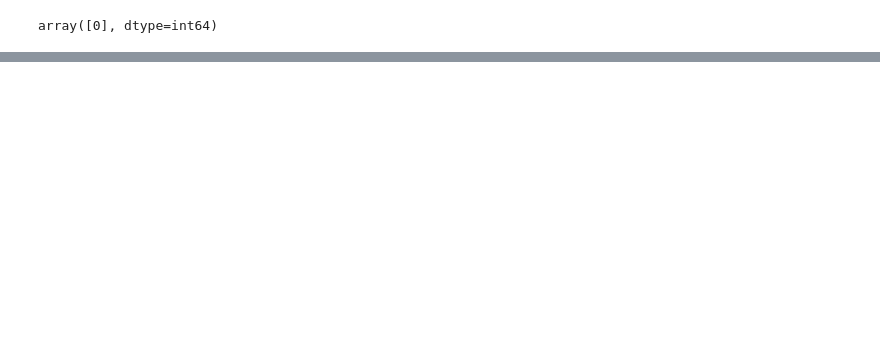
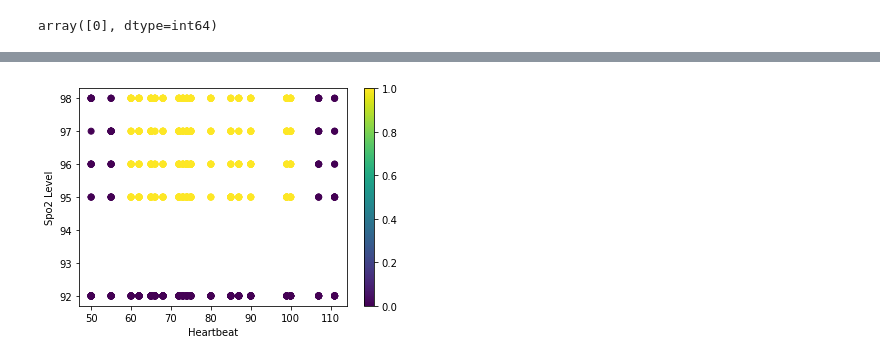
Before and after one commit to Ravi-Byahut/Machine_Learning_Healthcare, a Jupyter notebook: level1.ipynb, the cells around one changed output, grey strips where cells are left out. Drawn from its saved outputs; the diff is of its cells as text; code cells hidden in the pictures; blank space fills up the shorter version.

```diff
--- a/level1.ipynb
+++ b/level1.ipynb
@@ -172,0 +190,24 @@ weighted avg       0.93      0.92      0.91       200
+# %%
+#input_data=(65,96)
+#input_data_as_numpy_array=np.asarray(input_data)
+#input_data_reshaped=input_data_as_numpy_array.reshape(1,-1)
+#prediction=m2.predict(input_data_reshaped)
+#if(prediction[0]==0):
+#    print("The Person is not in Normal Condition may visit doctor")
+#else:
+#    print("The Person is in Normal Condition")
+import matplotlib.pyplot as plt
+
+# Get the data
+x = df['HBPM']
+y = df['Spo2 level % (Random)']
+colors = df['Normal Condition']
+
+# Create the scatter plot
+plt.scatter(x, y, c=colors, cmap='viridis')
+plt.xlabel('Heartbeat')
+plt.ylabel('Spo2 Level')
+plt.colorbar()
+plt.show()
+# %% [output]
+[figure, added]
```
Also changed, not shown: parts of 6 cells of this notebook.
